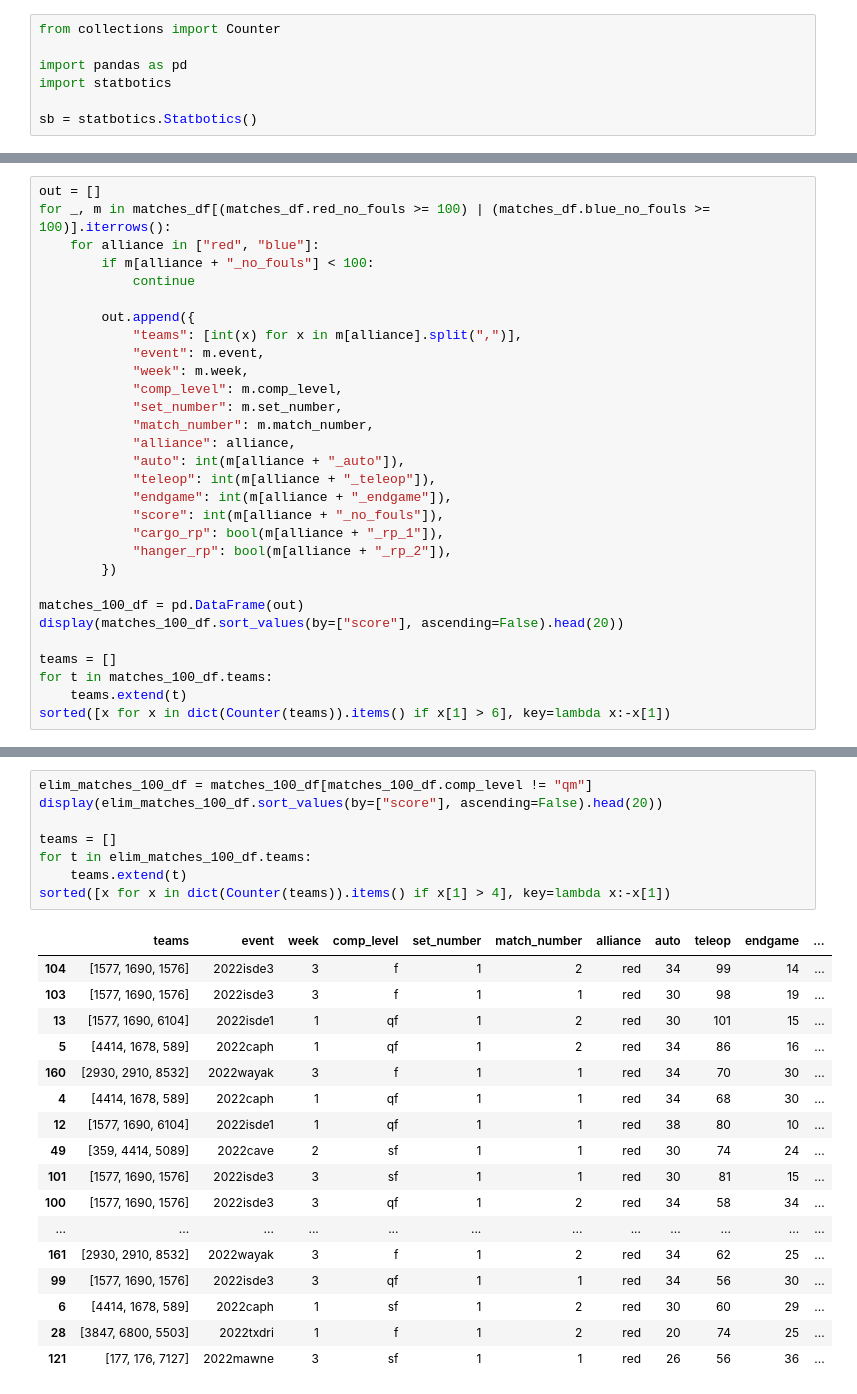
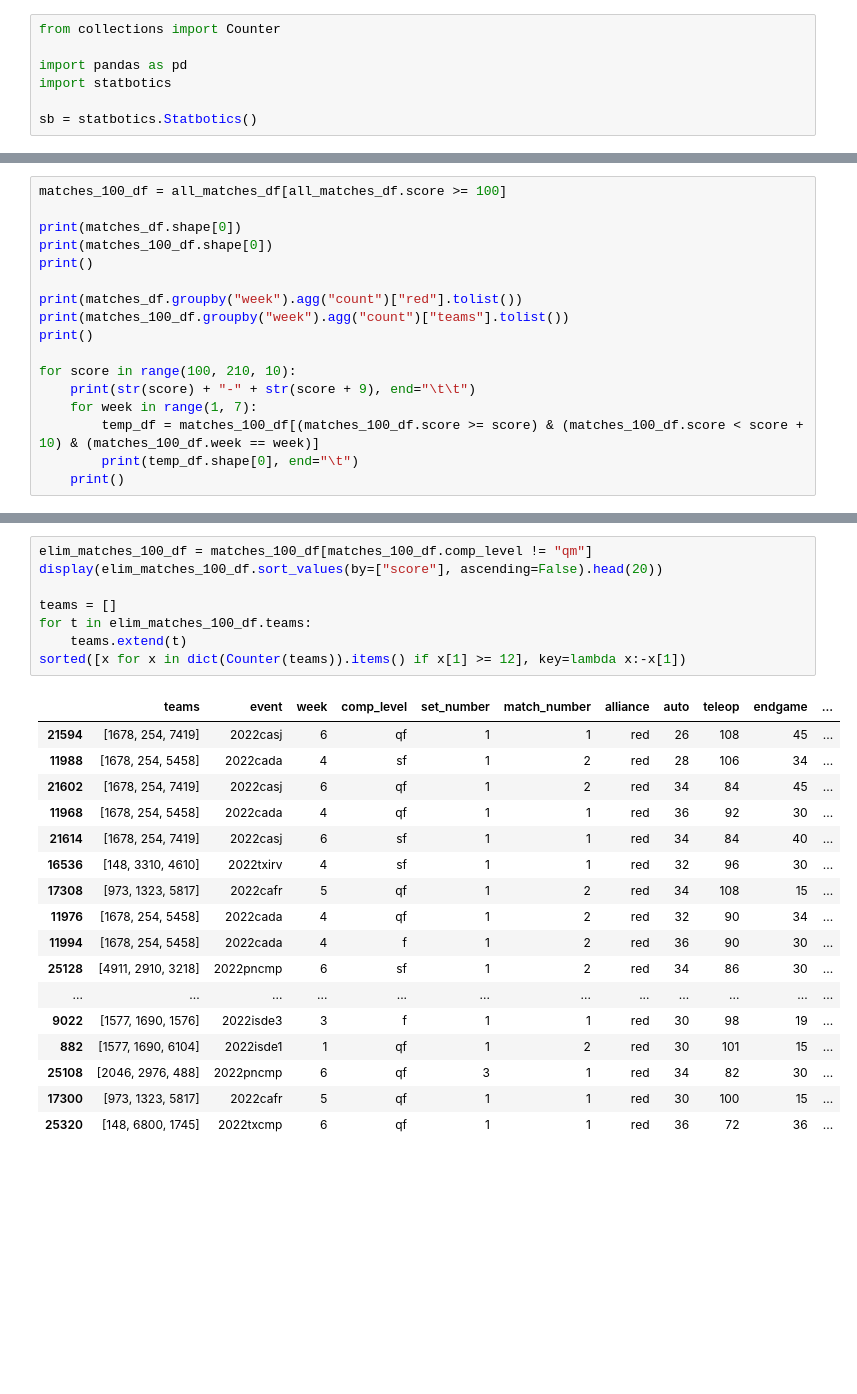
Before and after one commit to avgupta456/statbotics-scripts, a Jupyter notebook: 2022/100 Point Matches.ipynb, the cells around one changed output, grey strips where cells are left out. Drawn from its saved outputs; the diff is of its cells as text; blank space fills up the shorter version.

```diff
--- a/2022/100 Point Matches.ipynb
+++ b/2022/100 Point Matches.ipynb
@@ -32,31 +60,18 @@ matches_df.head()
 # %%
-out = []
-for _, m in matches_df[(matches_df.red_no_fouls >= 100) | (matches_df.blue_no_fouls >= 100)].iterrows():
-    for alliance in ["red", "blue"]:
-        if m[alliance + "_no_fouls"] < 100:
-            continue
+matches_100_df = all_matches_df[all_matches_df.score >= 100]
 
-        out.append({
-            "teams": [int(x) for x in m[alliance].split(",")],
-            "event": m.event,
-            "week": m.week,
-            "comp_level": m.comp_level,
-            "set_number": m.set_number,
-            "match_number": m.match_number,
-            "alliance": alliance,
-            "auto": int(m[alliance + "_auto"]),
-            "teleop": int(m[alliance + "_teleop"]),
-            "endgame": int(m[alliance + "_endgame"]),
-            "score": int(m[alliance + "_no_fouls"]),
-            "cargo_rp": bool(m[alliance + "_rp_1"]),
-            "hanger_rp": bool(m[alliance + "_rp_2"]),
-        })
+print(matches_df.shape[0])
+print(matches_100_df.shape[0])
+print()
 
-matches_100_df = pd.DataFrame(out)
-display(matches_100_df.sort_values(by=["score"], ascending=False).head(20))
+print(matches_df.groupby("week").agg("count")["red"].tolist())
+print(matches_100_df.groupby("week").agg("count")["teams"].tolist())
+print()
 
-teams = []
-for t in matches_100_df.teams:
-    teams.extend(t)
-sorted([x for x in dict(Counter(teams)).items() if x[1] > 6], key=lambda x:-x[1])
+for score in range(100, 210, 10):
+    print(str(score) + "-" + str(score + 9), end="\t\t")
+    for week in range(1, 7):
+        temp_df = matches_100_df[(matches_100_df.score >= score) & (matches_100_df.score < score + 10) & (matches_100_df.week == week)]
+        print(temp_df.shape[0], end="\t")
+    print()
 # %% [output]
@@ -125,26 +214,26 @@ sorted([x for x in dict(Counter(teams)).items() if x[1] > 2], key=lambda x:-x[1]
 # %%
 elim_matches_100_df = matches_100_df[matches_100_df.comp_level != "qm"]
 display(elim_matches_100_df.sort_values(by=["score"], ascending=False).head(20))
 
 teams = []
 for t in elim_matches_100_df.teams:
     teams.extend(t)
-sorted([x for x in dict(Counter(teams)).items() if x[1] > 4], key=lambda x:-x[1])
+sorted([x for x in dict(Counter(teams)).items() if x[1] >= 12], key=lambda x:-x[1])
 # %% [output]
 |  | teams | event | week | comp_level | set_number | match_number | alliance | auto | teleop | endgame | ... |
-| 104 | [1577, 1690, 1576] | 2022isde3 | 3 | f | 1 | 2 | red | 34 | 99 | 14 | ... |
-| 103 | [1577, 1690, 1576] | 2022isde3 | 3 | f | 1 | 1 | red | 30 | 98 | 19 | ... |
-| 13 | [1577, 1690, 6104] | 2022isde1 | 1 | qf | 1 | 2 | red | 30 | 101 | 15 | ... |
-| 5 | [4414, 1678, 589] | 2022caph | 1 | qf | 1 | 2 | red | 34 | 86 | 16 | ... |
-| 160 | [2930, 2910, 8532] | 2022wayak | 3 | f | 1 | 1 | red | 34 | 70 | 30 | ... |
-| 4 | [4414, 1678, 589] | 2022caph | 1 | qf | 1 | 1 | red | 34 | 68 | 30 | ... |
-| 12 | [1577, 1690, 6104] | 2022isde1 | 1 | qf | 1 | 1 | red | 38 | 80 | 10 | ... |
-| 49 | [359, 4414, 5089] | 2022cave | 2 | sf | 1 | 1 | red | 30 | 74 | 24 | ... |
-| 101 | [1577, 1690, 1576] | 2022isde3 | 3 | sf | 1 | 1 | red | 30 | 81 | 15 | ... |
-| 100 | [1577, 1690, 1576] | 2022isde3 | 3 | qf | 1 | 2 | red | 34 | 58 | 34 | ... |
+| 21594 | [1678, 254, 7419] | 2022casj | 6 | qf | 1 | 1 | red | 26 | 108 | 45 | ... |
+| 11988 | [1678, 254, 5458] | 2022cada | 4 | sf | 1 | 2 | red | 28 | 106 | 34 | ... |
+| 21602 | [1678, 254, 7419] | 2022casj | 6 | qf | 1 | 2 | red | 34 | 84 | 45 | ... |
+| 11968 | [1678, 254, 5458] | 2022cada | 4 | qf | 1 | 1 | red | 36 | 92 | 30 | ... |
+| 21614 | [1678, 254, 7419] | 2022casj | 6 | sf | 1 | 1 | red | 34 | 84 | 40 | ... |
+| 16536 | [148, 3310, 4610] | 2022txirv | 4 | sf | 1 | 1 | red | 32 | 96 | 30 | ... |
+| 17308 | [973, 1323, 5817] | 2022cafr | 5 | qf | 1 | 2 | red | 34 | 108 | 15 | ... |
+| 11976 | [1678, 254, 5458] | 2022cada | 4 | qf | 1 | 2 | red | 32 | 90 | 34 | ... |
+| 11994 | [1678, 254, 5458] | 2022cada | 4 | f | 1 | 2 | red | 36 | 90 | 30 | ... |
+| 25128 | [4911, 2910, 3218] | 2022pncmp | 6 | sf | 1 | 2 | red | 34 | 86 | 30 | ... |
 | ... | ... | ... | ... | ... | ... | ... | ... | ... | ... | ... | ... |
-| 161 | [2930, 2910, 8532] | 2022wayak | 3 | f | 1 | 2 | red | 34 | 62 | 25 | ... |
-| 99 | [1577, 1690, 1576] | 2022isde3 | 3 | qf | 1 | 1 | red | 34 | 56 | 30 | ... |
-| 6 | [4414, 1678, 589] | 2022caph | 1 | sf | 1 | 2 | red | 30 | 60 | 29 | ... |
-| 28 | [3847, 6800, 5503] | 2022txdri | 1 | f | 1 | 2 | red | 20 | 74 | 25 | ... |
-| 121 | [177, 176, 7127] | 2022mawne | 3 | sf | 1 | 1 | red | 26 | 56 | 36 | ... |
+| 9022 | [1577, 1690, 1576] | 2022isde3 | 3 | f | 1 | 1 | red | 30 | 98 | 19 | ... |
+| 882 | [1577, 1690, 6104] | 2022isde1 | 1 | qf | 1 | 2 | red | 30 | 101 | 15 | ... |
+| 25108 | [2046, 2976, 488] | 2022pncmp | 6 | qf | 3 | 1 | red | 34 | 82 | 30 | ... |
+| 17300 | [973, 1323, 5817] | 2022cafr | 5 | qf | 1 | 1 | red | 30 | 100 | 15 | ... |
+| 25320 | [148, 6800, 1745] | 2022txcmp | 6 | qf | 1 | 1 | red | 36 | 72 | 36 | ... |
```
Also changed, not shown: parts of 12 cells of this notebook, 23 other files.
